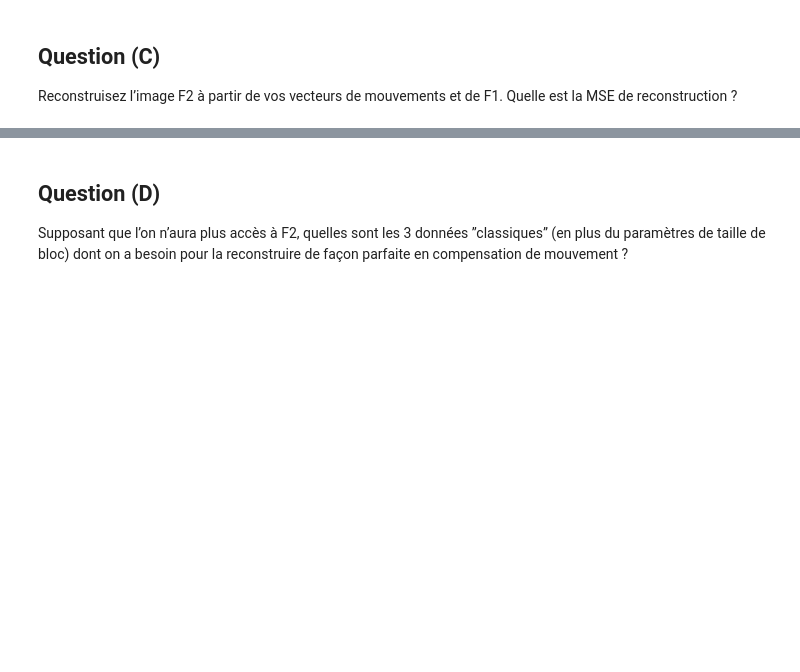
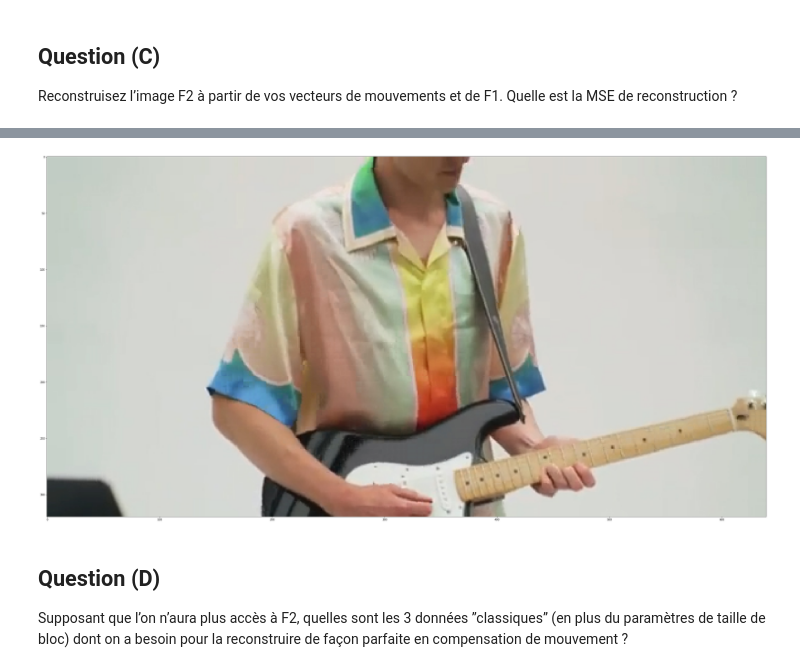
Before and after one commit to Bast-94/cv-practical-works-2023, a Jupyter notebook: tp2/notebook.ipynb, the cells around one changed output, grey strips where cells are left out. Saved outputs shown, nothing was run; the diff lists cells and outputs as text; code cells hidden in the pictures; blank space fills up the shorter version.

```diff
--- a/tp2/notebook.ipynb
+++ b/tp2/notebook.ipynb
@@ -13,3 +128,12 @@ Reconstruisez l’image F2 à partir de vos vecteurs de mouvements et de F1. Que
+# %%
+for vec in backward_estimator.flow_vectors:
+    x,y,dx,dy = vec
+
+    new_img[x:x+backward_estimator.block_size,y:y+backward_estimator.block_size] = f1[x-dx:x-dx+backward_estimator.block_size:,y-dy:y-dy+backward_estimator.block_size]
+fig, ax = plt.subplots(figsize =(50, 25))
+display_image(new_img)
+# %% [output]
+[figure, added]
 # %% [markdown]
 ## **Question (D)**
 Supposant que l’on n’aura plus accès à F2, quelles sont les 3 données ”classiques” (en plus du paramètres de taille de bloc) dont on a besoin pour la reconstruire de façon parfaite en compensation de mouvement ?
```
Also changed, not shown: parts of 13 cells of this notebook.
